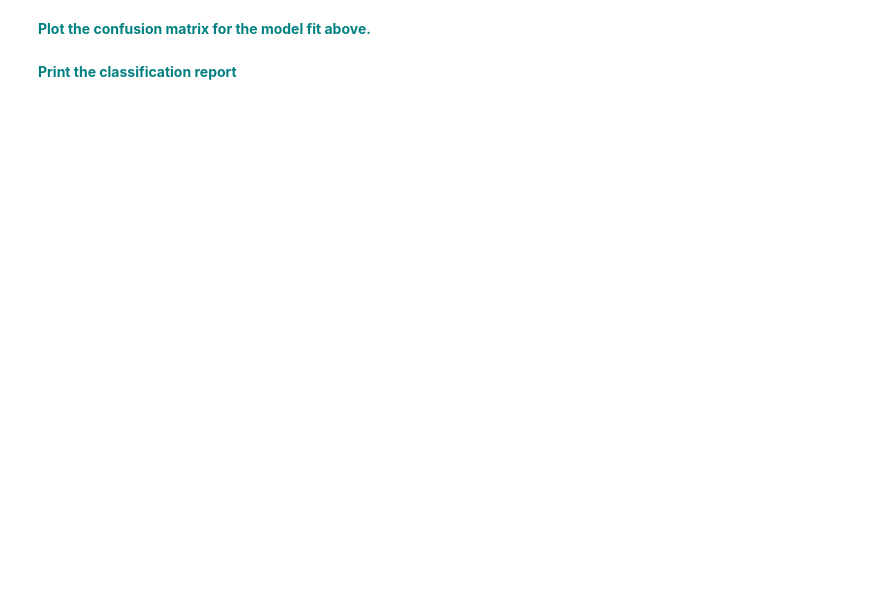
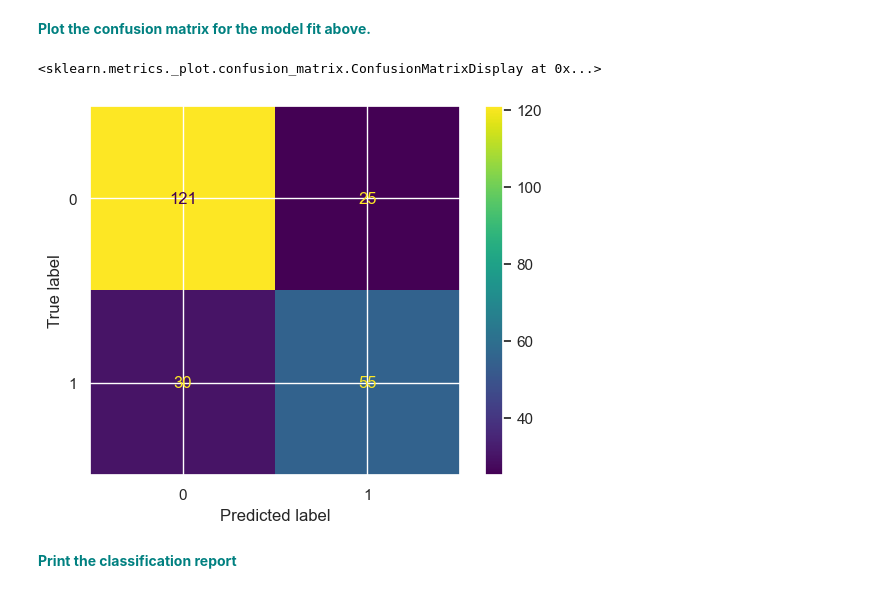
Before and after one commit to Noob1701/Springboard, a Jupyter notebook: GridSearchKNN_Case_Study.ipynb, the cells around one changed output. Cells and saved outputs as stored; diff of their text form; code cells hidden in the pictures; blank space fills up the shorter version.

```diff
--- a/GridSearchKNN_Case_Study.ipynb
+++ b/GridSearchKNN_Case_Study.ipynb
@@ -141,5 +223,11 @@ y_pred = knn.predict(X_test)
 pl = confusion_matrix(y_test,y_pred)
 # %% [markdown]
 **<font color='teal'> Plot the confusion matrix for the model fit above. </font>**
+# %%
+disp = ConfusionMatrixDisplay(confusion_matrix=pl)
+disp.plot()
+# %% [output]
+<sklearn.metrics._plot.confusion_matrix.ConfusionMatrixDisplay at 0x...>
+[figure, added]
 # %% [markdown]
 **<font color='teal'> Print the classification report </font>**
```
Also changed, not shown: parts of 19 cells of this notebook.
